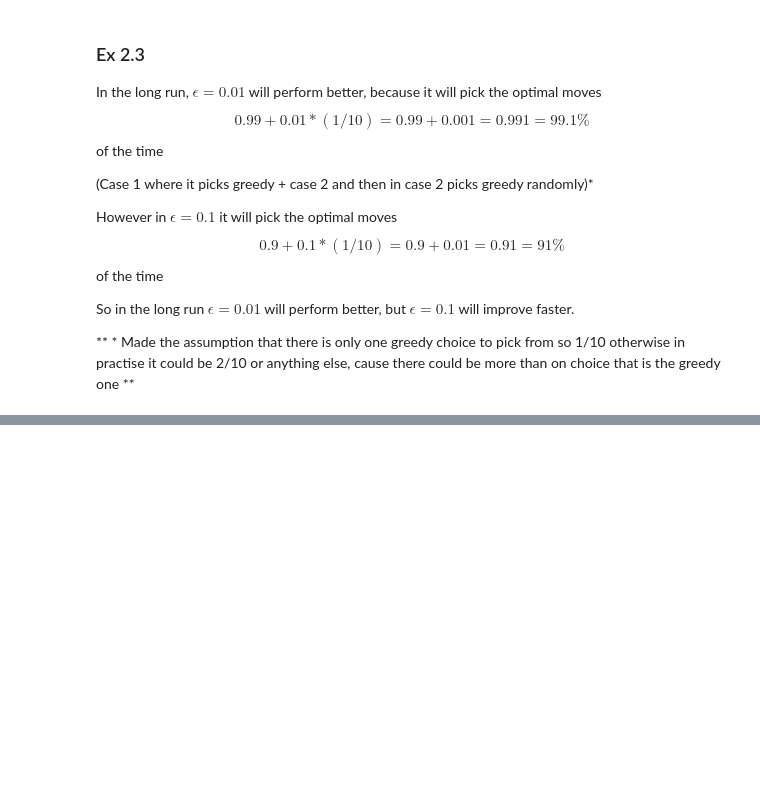
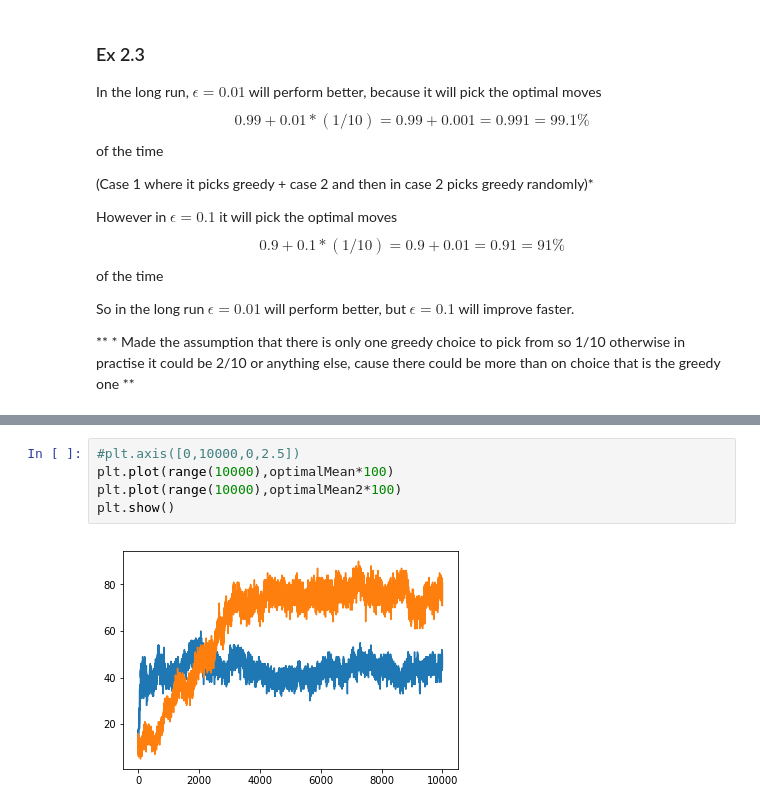
Before and after one commit to nickaedan/RL_Sutton_Barto_Exercises, a Jupyter notebook: Chapter 2.ipynb, the cells around one changed output, grey strips where cells are left out. Saved outputs shown, nothing was run; the diff lists cells and outputs as text; blank space fills up the shorter version.

```diff
--- a/Chapter 2.ipynb
+++ b/Chapter 2.ipynb
@@ -68,0 +187,7 @@ So in the long run $\epsilon = 0.01$ will perform better, but $\epsilon = 0.1$ w
+# %%
+#plt.axis([0,10000,0,2.5])
+plt.plot(range(10000),optimalMean*100)
+plt.plot(range(10000),optimalMean2*100)
+plt.show()
+# %% [output]
+[figure, added]
```
Also changed, not shown: parts of 8 cells of this notebook.
